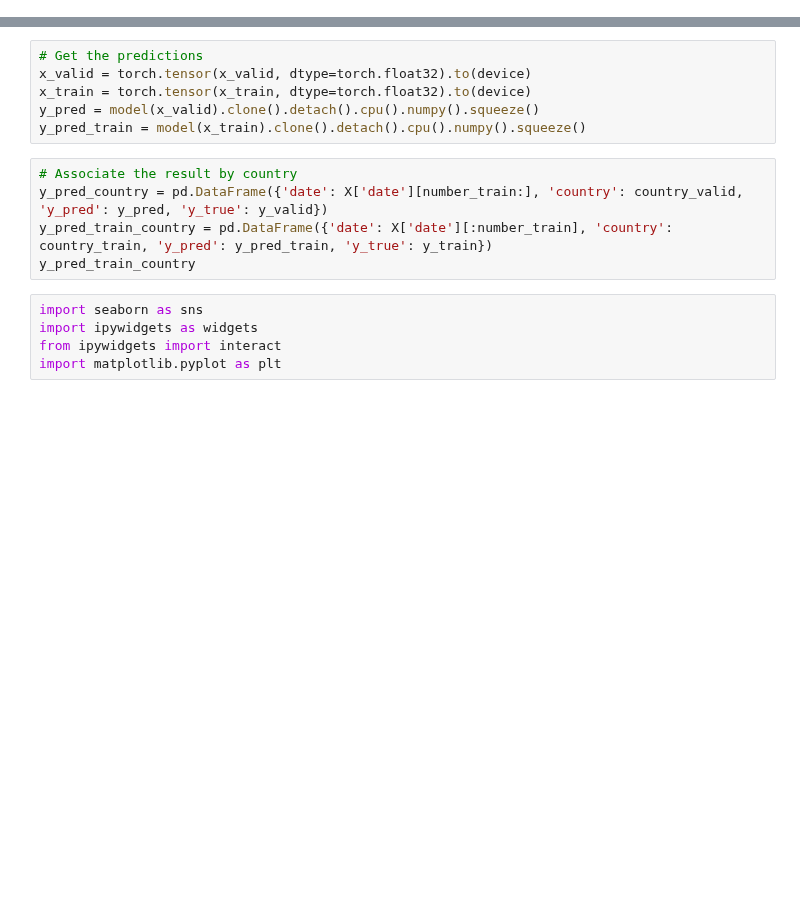
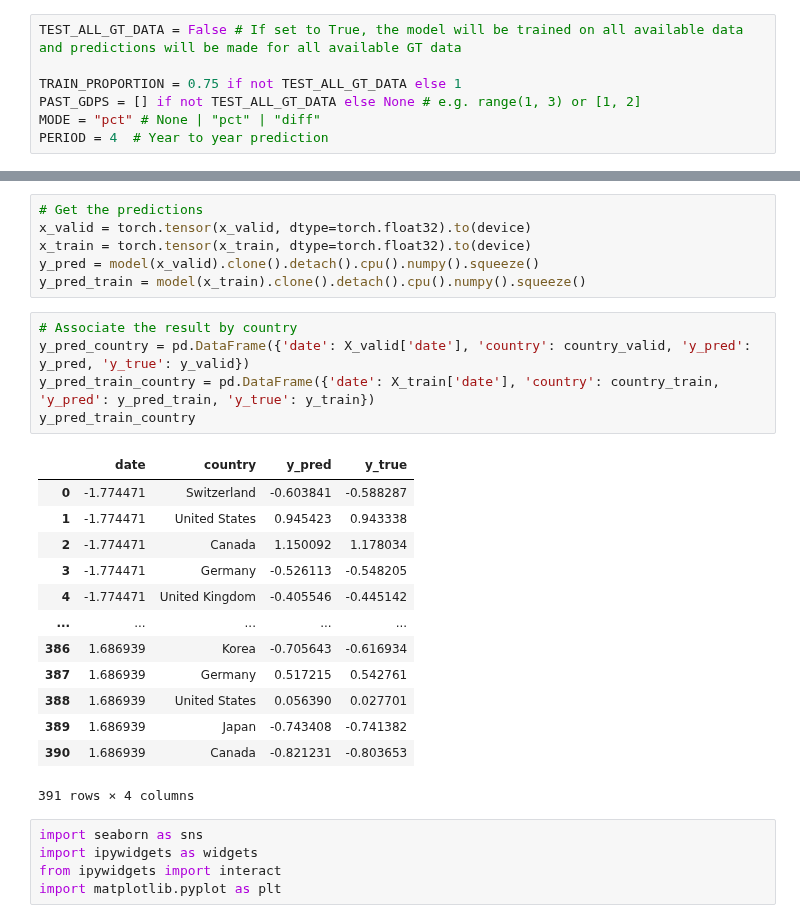
Before and after one commit to theS3b/Smoothing-Techniques-for-Predicting-High-Frequency-Time-Series, a Jupyter notebook: Simple NN Predictions.ipynb, the cells around one changed output, grey strips where cells are left out. Drawn from its saved outputs; the diff is of its cells as text; blank space fills up the shorter version.

```diff
--- a/Simple NN Predictions.ipynb
+++ b/Simple NN Predictions.ipynb
@@ -34,0 +35,7 @@ countries
+# %%
+TEST_ALL_GT_DATA = False # If set to True, the model will be trained on all available data and predictions will be made for all available GT data
+
+TRAIN_PROPORTION = 0.75 if not TEST_ALL_GT_DATA else 1
+PAST_GDPS = [] if not TEST_ALL_GT_DATA else None # e.g. range(1, 3) or [1, 2]
+MODE = "pct" # None | "pct" | "diff"
+PERIOD = 4  # Year to year prediction
@@ -114,9 +162,23 @@ y_pred = model(x_valid).clone().detach().cpu().numpy().squeeze()
 y_pred_train = model(x_train).clone().detach().cpu().numpy().squeeze()
 # %%
 # Associate the result by country
-y_pred_country = pd.DataFrame({'date': X['date'][number_train:], 'country': country_valid, 'y_pred': y_pred, 'y_true': y_valid})
-y_pred_train_country = pd.DataFrame({'date': X['date'][:number_train], 'country': country_train, 'y_pred': y_pred_train, 'y_true': y_train})
+y_pred_country = pd.DataFrame({'date': X_valid['date'], 'country': country_valid, 'y_pred': y_pred, 'y_true': y_valid})
+y_pred_train_country = pd.DataFrame({'date': X_train['date'], 'country': country_train, 'y_pred': y_pred_train, 'y_true': y_train})
 y_pred_train_country
+# %% [output]
+|  | date | country | y_pred | y_true |
+| 0 | -1.774471 | Switzerland | -0.603841 | -0.588287 |
+| 1 | -1.774471 | United States | 0.945423 | 0.943338 |
+| 2 | -1.774471 | Canada | 1.150092 | 1.178034 |
+| 3 | -1.774471 | Germany | -0.526113 | -0.548205 |
+| 4 | -1.774471 | United Kingdom | -0.405546 | -0.445142 |
+| ... | ... | ... | ... | ... |
+| 386 | 1.686939 | Korea | -0.705643 | -0.616934 |
+| 387 | 1.686939 | Germany | 0.517215 | 0.542761 |
+| 388 | 1.686939 | United States | 0.056390 | 0.027701 |
+| 389 | 1.686939 | Japan | -0.743408 | -0.741382 |
+| 390 | 1.686939 | Canada | -0.821231 | -0.803653 |
+391 rows × 4 columns
 # %%
 import seaborn as sns
 import ipywidgets as widgets
```
Also changed, not shown: parts of 13 cells of this notebook, 2 other files.
